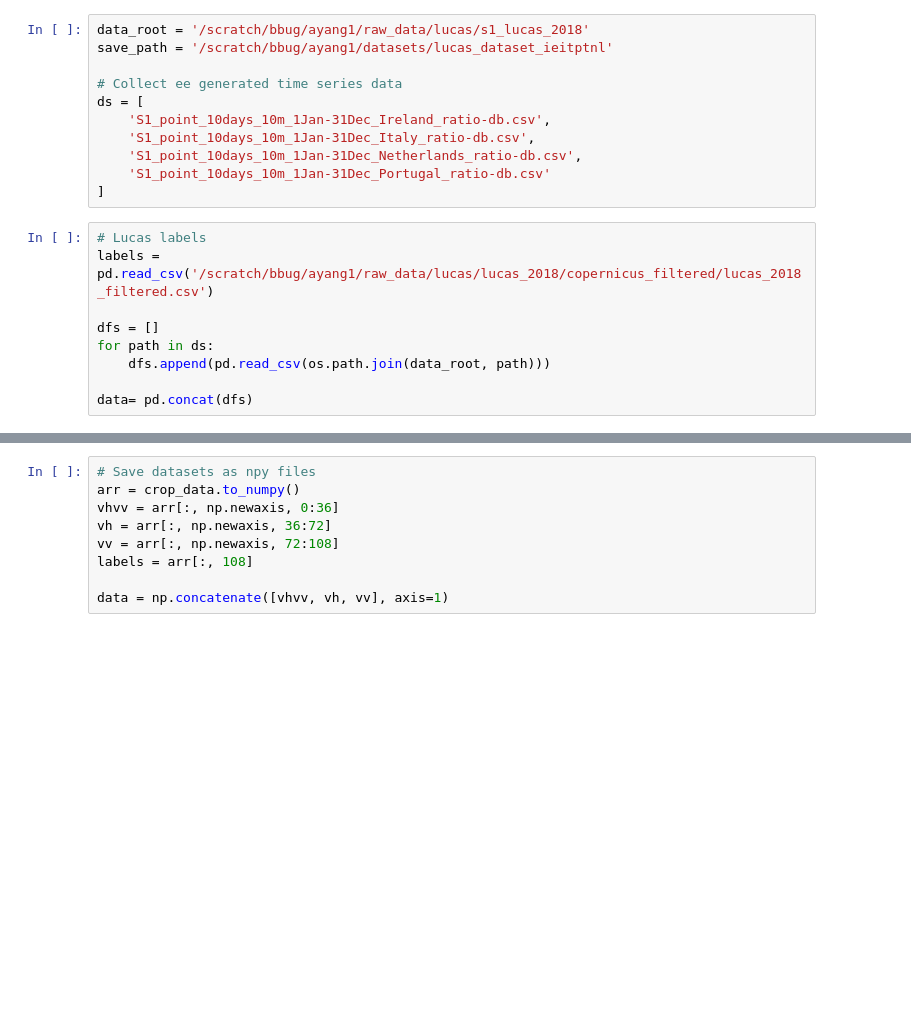
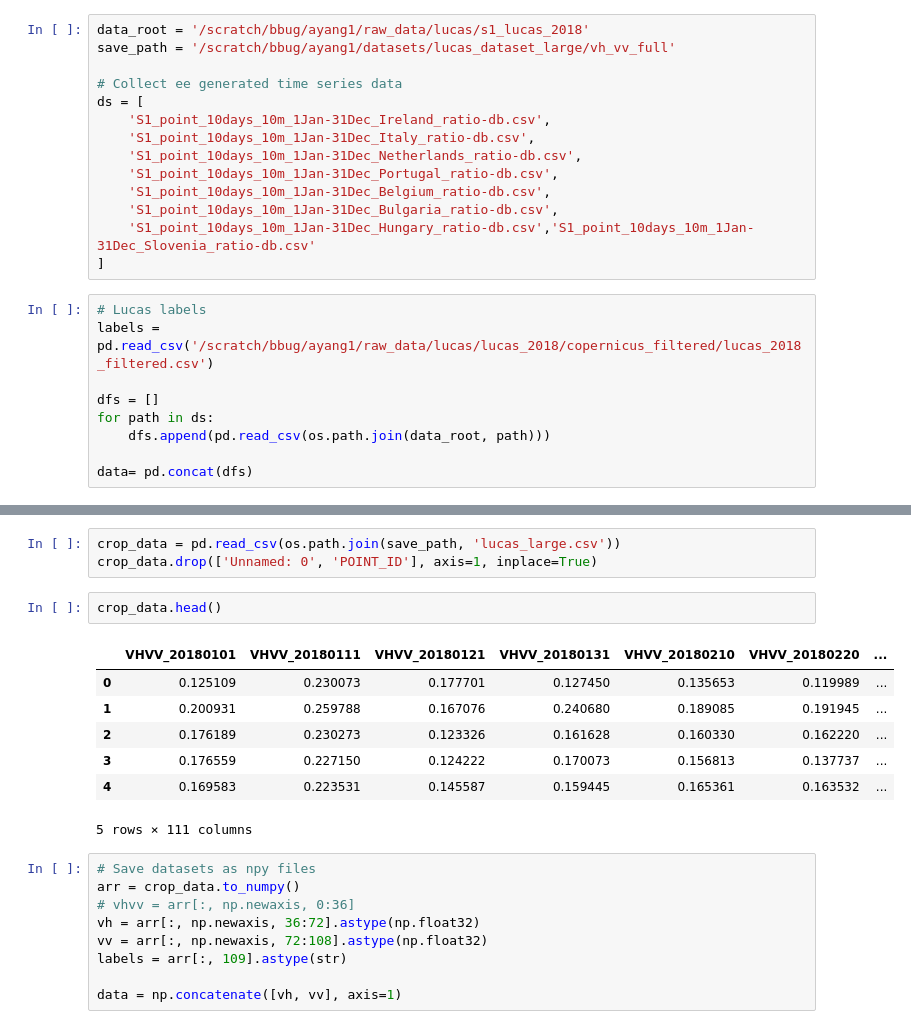
Before and after one commit to adamy03/CropTS, a Jupyter notebook: notebooks/lucas/generate_dataset.ipynb, the cells around one changed output, grey strips where cells are left out. Saved outputs shown, nothing was run; the diff lists cells and outputs as text; blank space fills up the shorter version.

```diff
--- a/notebooks/lucas/generate_dataset.ipynb
+++ b/notebooks/lucas/generate_dataset.ipynb
@@ -18,13 +12,16 @@ from src.data.data_utils import *
 # %%
 data_root = '/scratch/bbug/ayang1/raw_data/lucas/s1_lucas_2018'
-save_path = '/scratch/bbug/ayang1/datasets/lucas_dataset_ieitptnl'
+save_path = '/scratch/bbug/ayang1/datasets/lucas_dataset_large/vh_vv_full'
 
 # Collect ee generated time series data
 ds = [
     'S1_point_10days_10m_1Jan-31Dec_Ireland_ratio-db.csv',
     'S1_point_10days_10m_1Jan-31Dec_Italy_ratio-db.csv',
     'S1_point_10days_10m_1Jan-31Dec_Netherlands_ratio-db.csv',
-    'S1_point_10days_10m_1Jan-31Dec_Portugal_ratio-db.csv'
+    'S1_point_10days_10m_1Jan-31Dec_Portugal_ratio-db.csv',
+    'S1_point_10days_10m_1Jan-31Dec_Belgium_ratio-db.csv',
+    'S1_point_10days_10m_1Jan-31Dec_Bulgaria_ratio-db.csv',
+    'S1_point_10days_10m_1Jan-31Dec_Hungary_ratio-db.csv','S1_point_10days_10m_1Jan-31Dec_Slovenia_ratio-db.csv'
 ]
 # %%
 # Lucas labels
@@ -59,9 +47,22 @@ Dropped classes: ['B14', 'B17', 'B18', 'B19', 'B22', 'B23', 'B31', 'B32', 'B33',
+# %%
+crop_data = pd.read_csv(os.path.join(save_path, 'lucas_large.csv'))
+crop_data.drop(['Unnamed: 0', 'POINT_ID'], axis=1, inplace=True)
+# %%
+crop_data.head()
+# %% [output]
+|  | VHVV_20180101 | VHVV_20180111 | VHVV_20180121 | VHVV_20180131 | VHVV_20180210 | VHVV_20180220 | ... |
+| 0 | 0.125109 | 0.230073 | 0.177701 | 0.127450 | 0.135653 | 0.119989 | ... |
+| 1 | 0.200931 | 0.259788 | 0.167076 | 0.240680 | 0.189085 | 0.191945 | ... |
+| 2 | 0.176189 | 0.230273 | 0.123326 | 0.161628 | 0.160330 | 0.162220 | ... |
+| 3 | 0.176559 | 0.227150 | 0.124222 | 0.170073 | 0.156813 | 0.137737 | ... |
+| 4 | 0.169583 | 0.223531 | 0.145587 | 0.159445 | 0.165361 | 0.163532 | ... |
+5 rows × 111 columns
 # %%
 # Save datasets as npy files
 arr = crop_data.to_numpy()
-vhvv = arr[:, np.newaxis, 0:36]
-vh = arr[:, np.newaxis, 36:72]
-vv = arr[:, np.newaxis, 72:108]
-labels = arr[:, 108]
+# vhvv = arr[:, np.newaxis, 0:36]
+vh = arr[:, np.newaxis, 36:72].astype(np.float32)
+vv = arr[:, np.newaxis, 72:108].astype(np.float32)
+labels = arr[:, 109].astype(str)
 
-data = np.concatenate([vhvv, vh, vv], axis=1)
+data = np.concatenate([vh, vv], axis=1)
```
Also changed, not shown: parts of 13 cells of this notebook, 13 other files.
